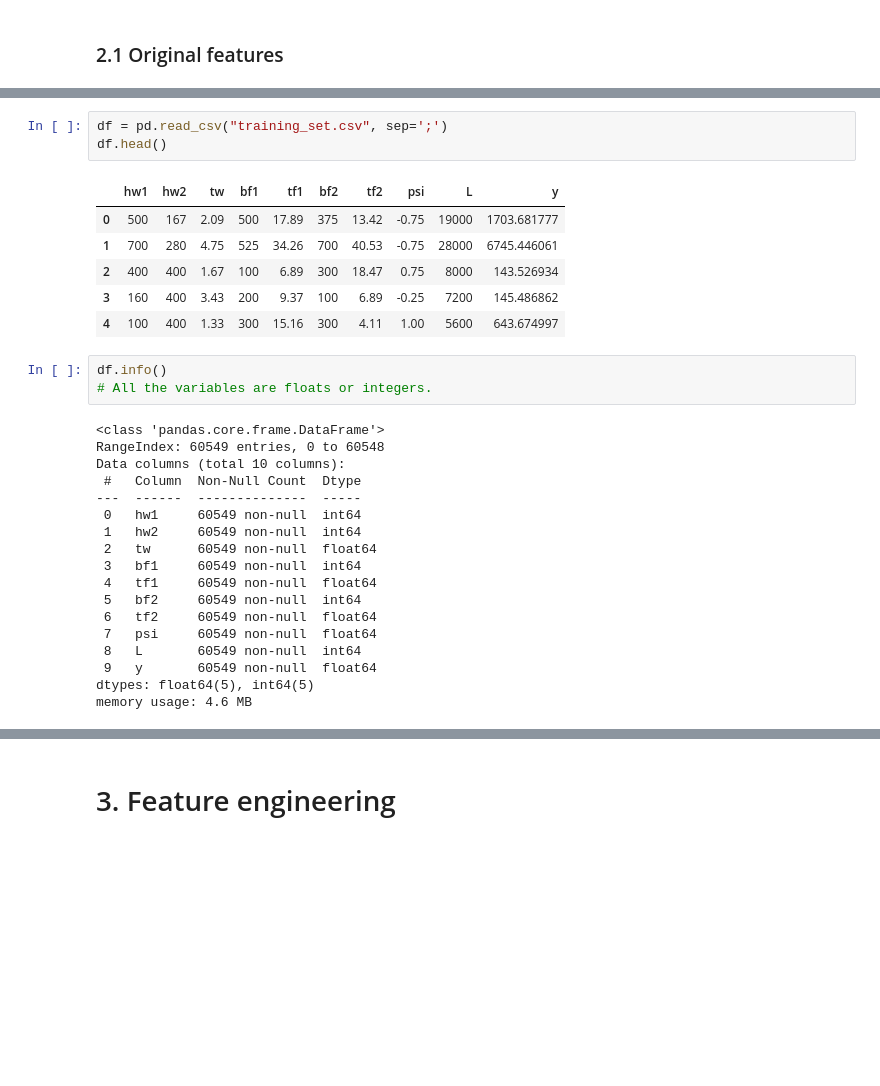
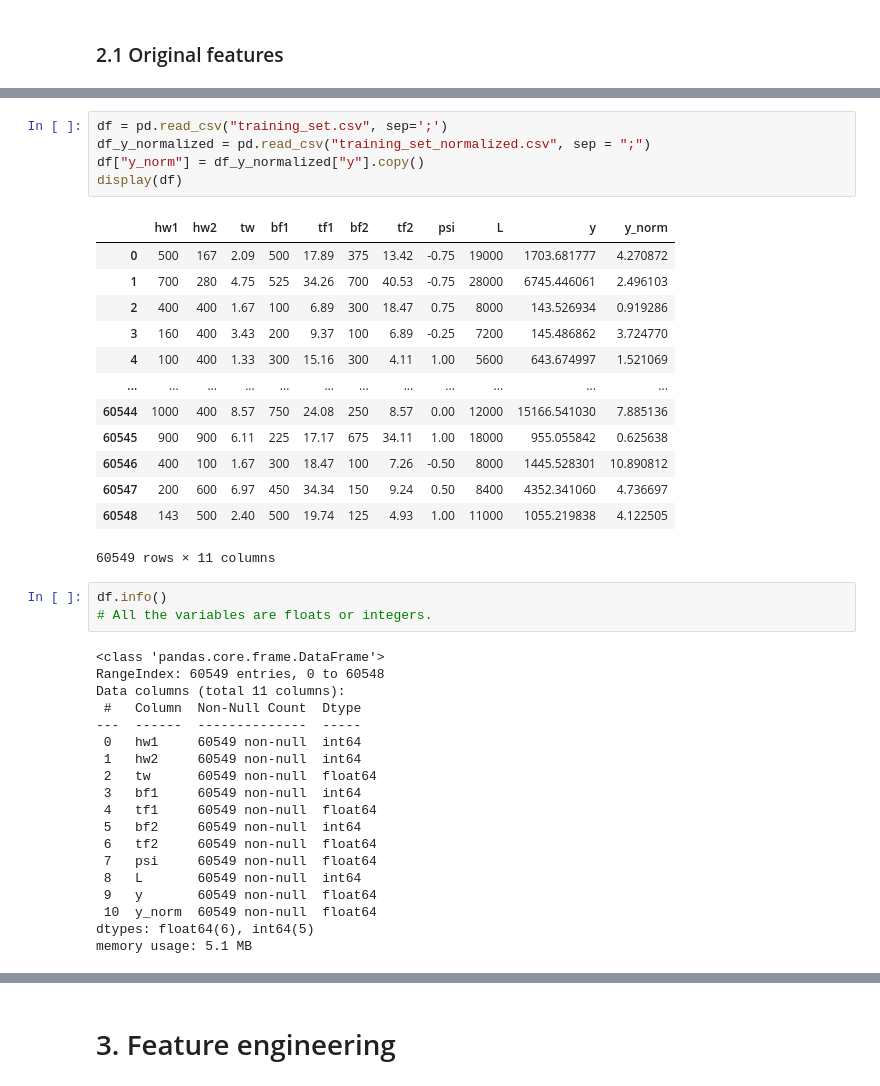
Before and after one commit to mishasilva01/FAA_project2, a Jupyter notebook: script.ipynb, the cells around one changed output, grey strips where cells are left out. Cells and saved outputs as stored; diff of their text form; blank space fills up the shorter version.

```diff
--- a/script.ipynb
+++ b/script.ipynb
@@ -18,21 +18,30 @@ display.Image("1-s2.0-S2352012422004581-gr4_lrg.jpg")
 [figure]
 # %%
 df = pd.read_csv("training_set.csv", sep=';')
-df.head()
+df_y_normalized = pd.read_csv("training_set_normalized.csv", sep = ";")
+df["y_norm"] = df_y_normalized["y"].copy()
+display(df)
 # %% [output]
-|  | hw1 | hw2 | tw | bf1 | tf1 | bf2 | tf2 | psi | L | y |
-| 0 | 500 | 167 | 2.09 | 500 | 17.89 | 375 | 13.42 | -0.75 | 19000 | 1703.681777 |
-| 1 | 700 | 280 | 4.75 | 525 | 34.26 | 700 | 40.53 | -0.75 | 28000 | 6745.446061 |
-| 2 | 400 | 400 | 1.67 | 100 | 6.89 | 300 | 18.47 | 0.75 | 8000 | 143.526934 |
-| 3 | 160 | 400 | 3.43 | 200 | 9.37 | 100 | 6.89 | -0.25 | 7200 | 145.486862 |
-| 4 | 100 | 400 | 1.33 | 300 | 15.16 | 300 | 4.11 | 1.00 | 5600 | 643.674997 |
+|  | hw1 | hw2 | tw | bf1 | tf1 | bf2 | tf2 | psi | L | y | y_norm |
+| 0 | 500 | 167 | 2.09 | 500 | 17.89 | 375 | 13.42 | -0.75 | 19000 | 1703.681777 | 4.270872 |
+| 1 | 700 | 280 | 4.75 | 525 | 34.26 | 700 | 40.53 | -0.75 | 28000 | 6745.446061 | 2.496103 |
+| 2 | 400 | 400 | 1.67 | 100 | 6.89 | 300 | 18.47 | 0.75 | 8000 | 143.526934 | 0.919286 |
+| 3 | 160 | 400 | 3.43 | 200 | 9.37 | 100 | 6.89 | -0.25 | 7200 | 145.486862 | 3.724770 |
+| 4 | 100 | 400 | 1.33 | 300 | 15.16 | 300 | 4.11 | 1.00 | 5600 | 643.674997 | 1.521069 |
+| ... | ... | ... | ... | ... | ... | ... | ... | ... | ... | ... | ... |
+| 60544 | 1000 | 400 | 8.57 | 750 | 24.08 | 250 | 8.57 | 0.00 | 12000 | 15166.541030 | 7.885136 |
+| 60545 | 900 | 900 | 6.11 | 225 | 17.17 | 675 | 34.11 | 1.00 | 18000 | 955.055842 | 0.625638 |
+| 60546 | 400 | 100 | 1.67 | 300 | 18.47 | 100 | 7.26 | -0.50 | 8000 | 1445.528301 | 10.890812 |
+| 60547 | 200 | 600 | 6.97 | 450 | 34.34 | 150 | 9.24 | 0.50 | 8400 | 4352.341060 | 4.736697 |
+| 60548 | 143 | 500 | 2.40 | 500 | 19.74 | 125 | 4.93 | 1.00 | 11000 | 1055.219838 | 4.122505 |
+60549 rows × 11 columns
 # %%
 df.info()
 # All the variables are floats or integers.
 # %% [output]
 <class 'pandas.core.frame.DataFrame'>
 RangeIndex: 60549 entries, 0 to 60548
-Data columns (total 10 columns):
+Data columns (total 11 columns):
  #   Column  Non-Null Count  Dtype
 ---  ------  --------------  -----
  0   hw1     60549 non-null  int64
@@ -45,8 +54,9 @@ Data columns (total 10 columns):
  7   psi     60549 non-null  float64
  8   L       60549 non-null  int64
  9   y       60549 non-null  float64
-dtypes: float64(5), int64(5)
-memory usage: 4.6 MB
+ 10  y_norm  60549 non-null  float64
+dtypes: float64(6), int64(5)
+memory usage: 5.1 MB
 # %%
 df.isnull().sum()
 # there are no NaN values
```
Also changed, not shown: parts of 33 cells of this notebook.
